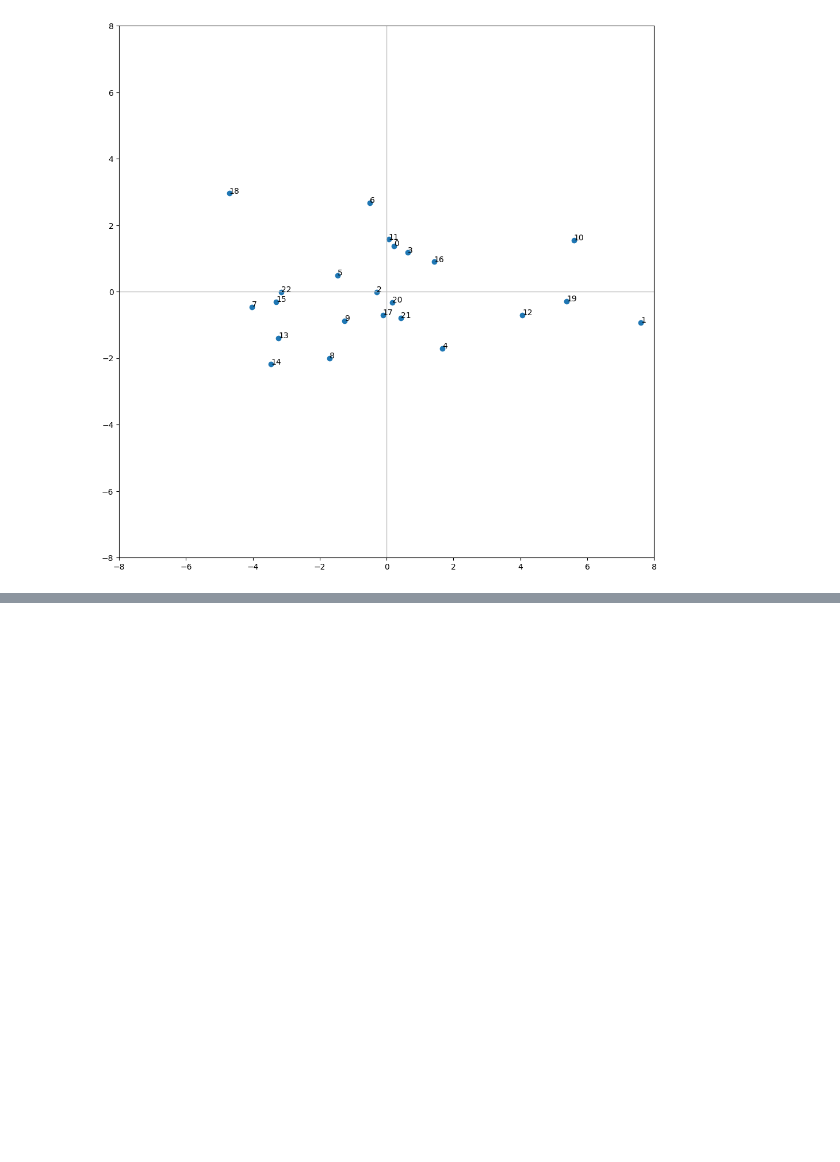
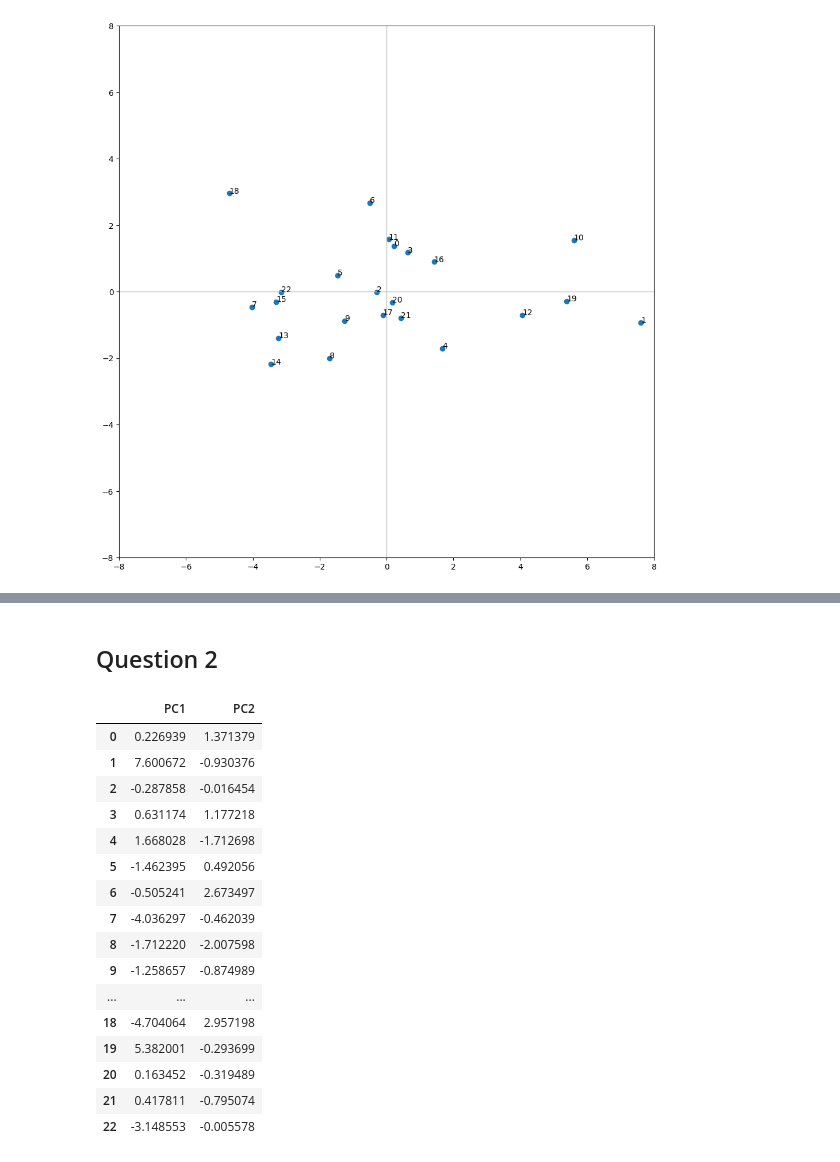
Before and after one commit to gael-mehdi/e-business-db-mini-projet, a Jupyter notebook: Part_1_unsupervised_learning.ipynb, the cells around one changed output, grey strips where cells are left out. Drawn from its saved outputs; the diff is of its cells as text; code cells hidden in the pictures; blank space fills up the shorter version.

```diff
--- a/Part_1_unsupervised_learning.ipynb
+++ b/Part_1_unsupervised_learning.ipynb
@@ -191,0 +203,24 @@ plt.show()
+# %% [markdown]
+## Question 2
+# %%
+# Création d'un DataFrame pour les deux premières variables
+df = pd.DataFrame(coord[:, :2], columns=['PC1', 'PC2'])
+df
+# %% [output]
+|  | PC1 | PC2 |
+| 0 | 0.226939 | 1.371379 |
+| 1 | 7.600672 | -0.930376 |
+| 2 | -0.287858 | -0.016454 |
+| 3 | 0.631174 | 1.177218 |
+| 4 | 1.668028 | -1.712698 |
+| 5 | -1.462395 | 0.492056 |
+| 6 | -0.505241 | 2.673497 |
+| 7 | -4.036297 | -0.462039 |
+| 8 | -1.712220 | -2.007598 |
+| 9 | -1.258657 | -0.874989 |
+| ... | ... | ... |
+| 18 | -4.704064 | 2.957198 |
+| 19 | 5.382001 | -0.293699 |
+| 20 | 0.163452 | -0.319489 |
+| 21 | 0.417811 | -0.795074 |
+| 22 | -3.148553 | -0.005578 |
```
Also changed, not shown: parts of 9 cells of this notebook.
